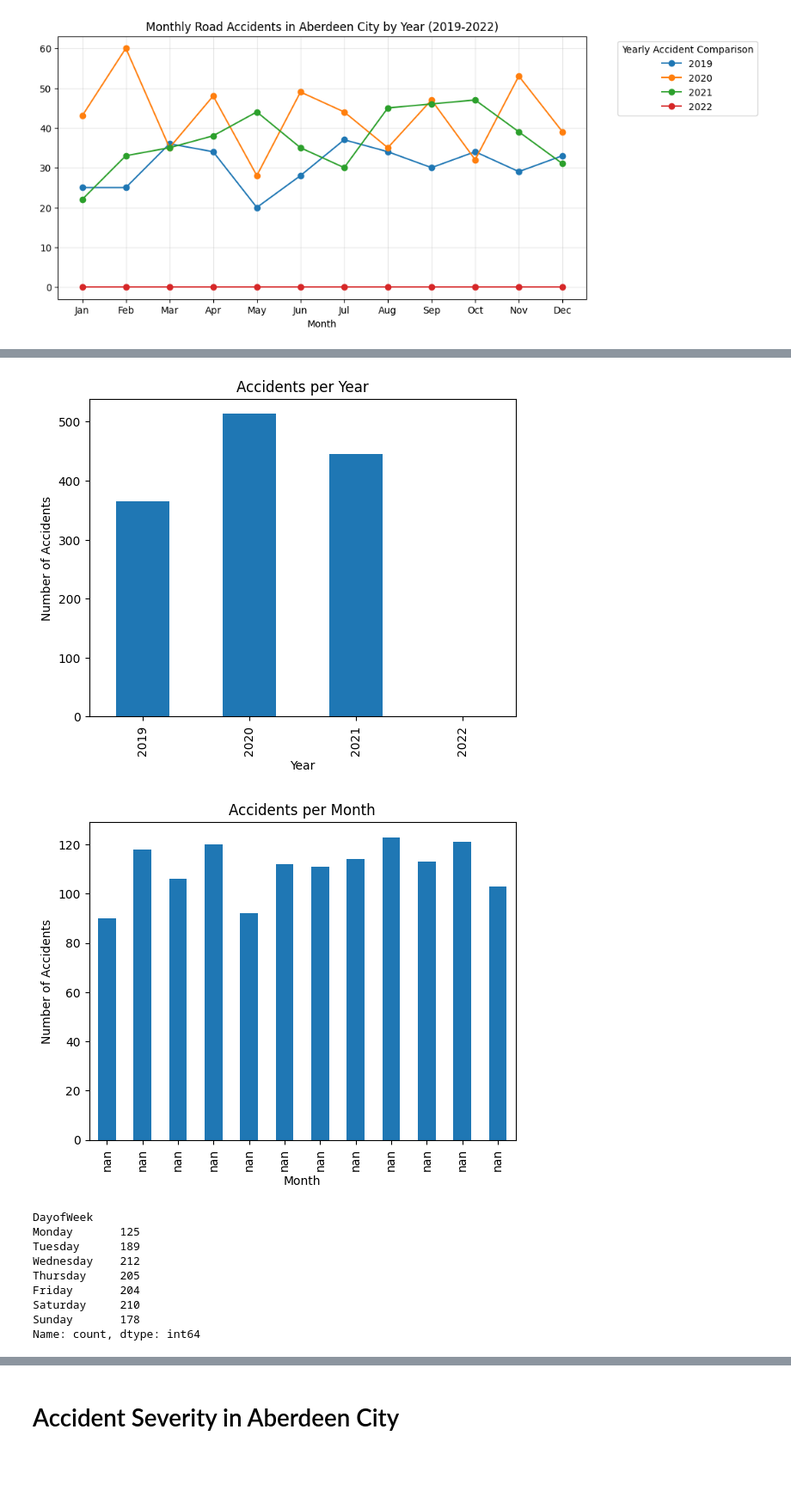
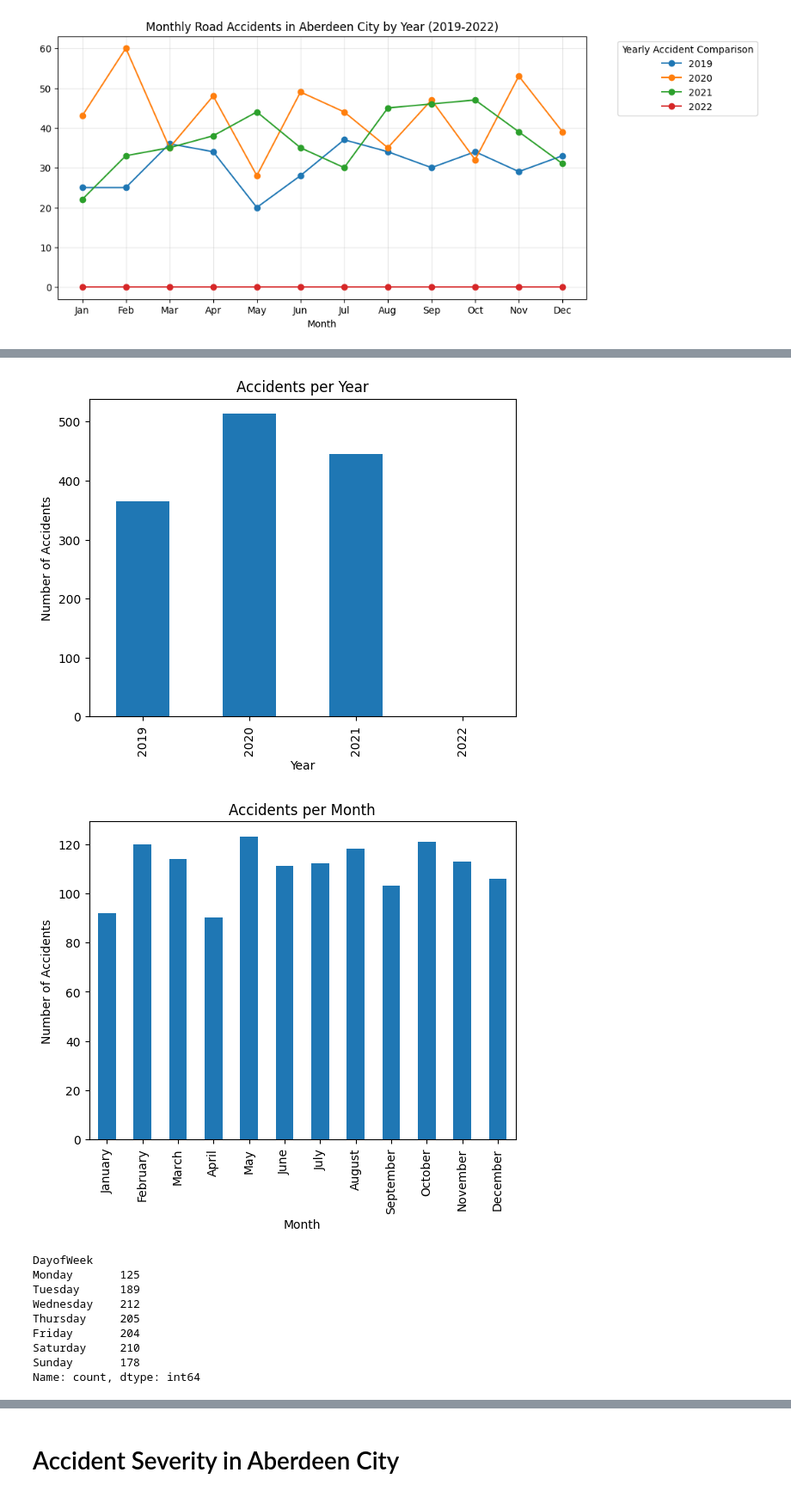
Before and after one commit to LuwhennLoren/ELEC303_DATA_ANALYTICS_REFORMADO, a Jupyter notebook: ELEC03_3A/Activity3.ipynb, the cells around one changed output, grey strips where cells are left out. Shown at 86% size. Saved outputs shown, nothing was run; the diff lists cells and outputs as text; code cells hidden in the pictures; blank space fills up the shorter version.

```diff
--- a/ELEC03_3A/Activity3.ipynb
+++ b/ELEC03_3A/Activity3.ipynb
@@ -915,7 +916,7 @@ plt.show()
 # %%
 # Accidents per year
 accidents_per_year = aberdeen_df['Year'].value_counts().sort_index()
-accidents_per_month = aberdeen_df['Month'].value_counts().sort_index()
+accidents_per_month = aberdeen_df['Month_Number'].value_counts().sort_index()
 accidents_per_day = aberdeen_df['DayofWeek'].value_counts().sort_index()
 
 
@@ -931,34 +932,34 @@ month_names = {
     5: 'May', 6: 'June', 7: 'July', 8: 'August',
     9: 'September', 10: 'October', 11: 'November', 12: 'December'
 }
 
 # Replace numerical months with their names
 accidents_per_month.index = accidents_per_month.index.map(month_names)
 
 
 accidents_per_month.plot(kind='bar')
 plt.title('Accidents per Month')
 plt.xlabel('Month')
 plt.ylabel('Number of Accidents')
 plt.show()
 
 #accident per day
 day_names = {
     0: 'Monday',
     1: 'Tuesday',
     2: 'Wednesday',
     3: 'Thursday',
     4: 'Friday',
     5: 'Saturday',
     6: 'Sunday'
 }
 
 accidents_per_day.index = accidents_per_day.index.map(day_names)
 accidents_per_day.plot(kind='bar')
 print(accidents_per_day)
 # %% [output]
 [figure]
-[figure, old version]
+[figure, new version]
 DayofWeek
 Monday       125
 Tuesday      189
```
Also changed, not shown: parts of 78 cells of this notebook.
